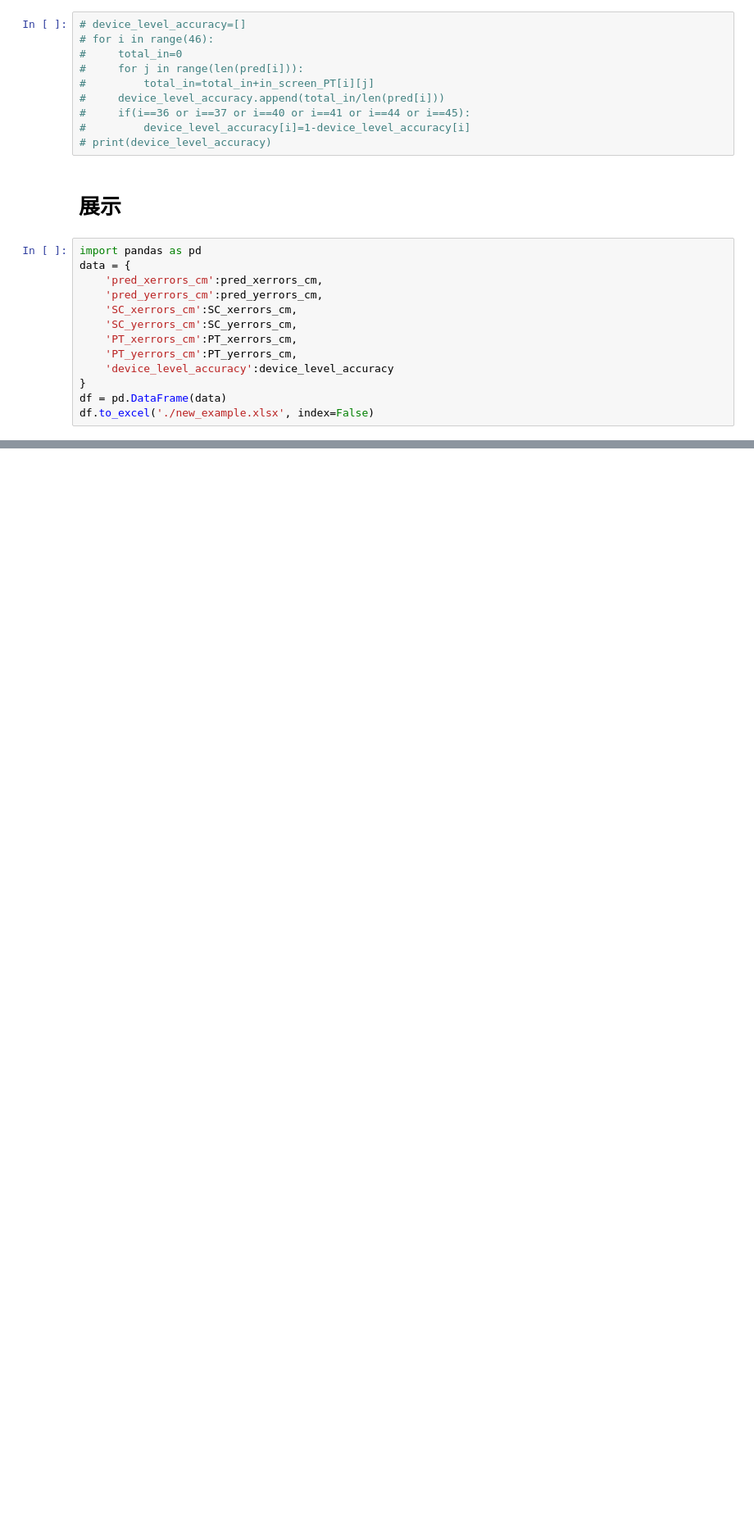
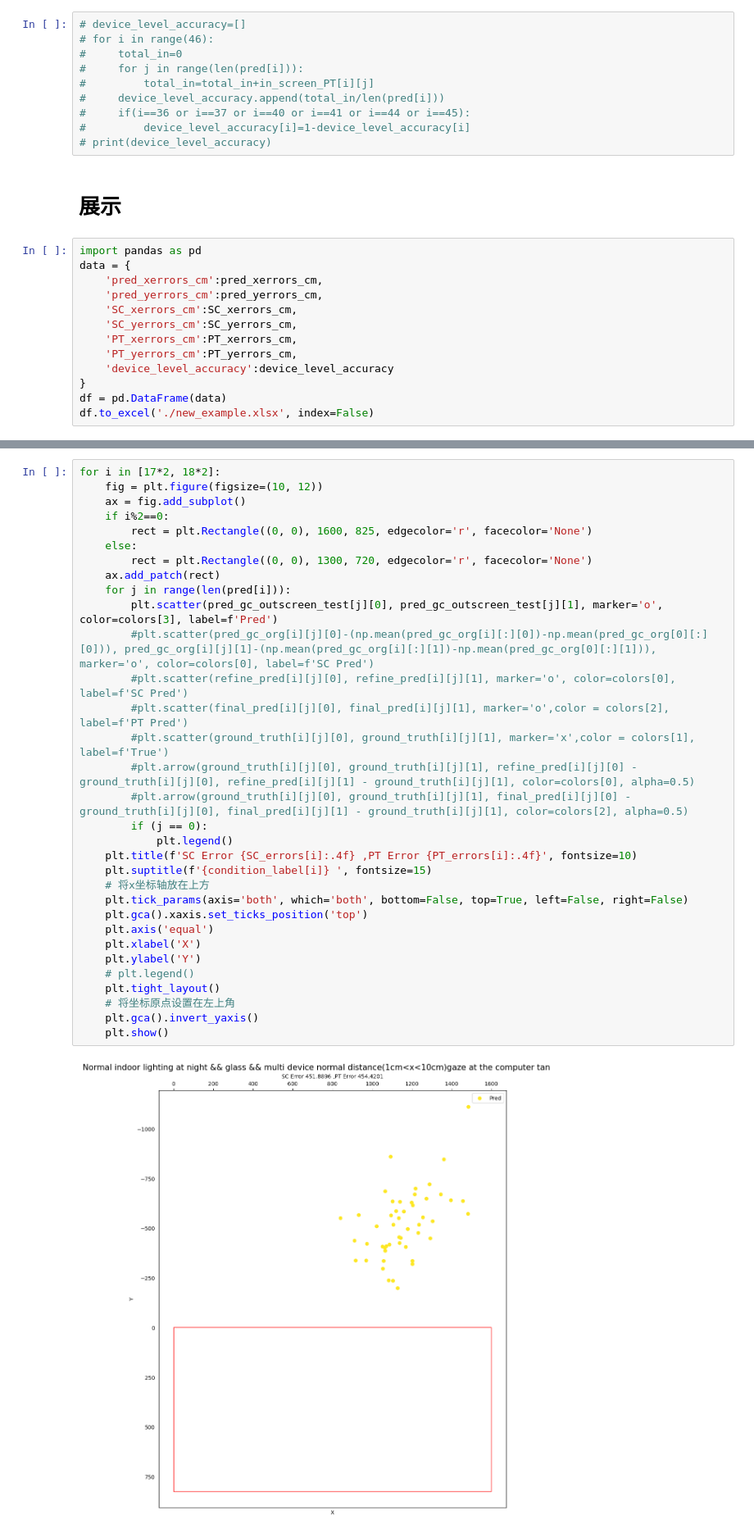
Before and after one commit to OYTubo/GazeNormalization, a Jupyter notebook: analyze_lin.ipynb, the cells around one changed output, grey strips where cells are left out. Shown: that part at 82% size. Cells and saved outputs as stored; diff of their text form; blank space fills up the shorter version.

```diff
--- a/analyze_lin.ipynb
+++ b/analyze_lin.ipynb
@@ -589,0 +759,34 @@ df.to_excel('./new_example.xlsx', index=False)
+# %%
+for i in [17*2, 18*2]:
+    fig = plt.figure(figsize=(10, 12))
+    ax = fig.add_subplot()
+    if i%2==0:
+        rect = plt.Rectangle((0, 0), 1600, 825, edgecolor='r', facecolor='None')
+    else:
+        rect = plt.Rectangle((0, 0), 1300, 720, edgecolor='r', facecolor='None')
+    ax.add_patch(rect)
+    for j in range(len(pred[i])):
+        plt.scatter(pred_gc_outscreen_test[j][0], pred_gc_outscreen_test[j][1], marker='o', color=colors[3], label=f'Pred')
+        #plt.scatter(pred_gc_org[i][j][0]-(np.mean(pred_gc_org[i][:][0])-np.mean(pred_gc_org[0][:][0])), pred_gc_org[i][j][1]-(np.mean(pred_gc_org[i][:][1])-np.mean(pred_gc_org[0][:][1])), marker='o', color=colors[0], label=f'SC Pred')
+        #plt.scatter(refine_pred[i][j][0], refine_pred[i][j][1], marker='o', color=colors[0], label=f'SC Pred')
+        #plt.scatter(final_pred[i][j][0], final_pred[i][j][1], marker='o',color = colors[2], label=f'PT Pred')
+        #plt.scatter(ground_truth[i][j][0], ground_truth[i][j][1], marker='x',color = colors[1], label=f'True')
+        #plt.arrow(ground_truth[i][j][0], ground_truth[i][j][1], refine_pred[i][j][0] - ground_truth[i][j][0], refine_pred[i][j][1] - ground_truth[i][j][1], color=colors[0], alpha=0.5)
+        #plt.arrow(ground_truth[i][j][0], ground_truth[i][j][1], final_pred[i][j][0] - ground_truth[i][j][0], final_pred[i][j][1] - ground_truth[i][j][1], color=colors[2], alpha=0.5)
+        if (j == 0):
+            plt.legend()
+    plt.title(f'SC Error {SC_errors[i]:.4f} ,PT Error {PT_errors[i]:.4f}', fontsize=10)
+    plt.suptitle(f'{condition_label[i]} ', fontsize=15)
+    # 将x坐标轴放在上方
+    plt.tick_params(axis='both', which='both', bottom=False, top=True, left=False, right=False)
+    plt.gca().xaxis.set_ticks_position('top')
+    plt.axis('equal')
+    plt.xlabel('X')
+    plt.ylabel('Y')
+    # plt.legend()
+    plt.tight_layout()
+    # 将坐标原点设置在左上角
+    plt.gca().invert_yaxis()
+    plt.show()
+# %% [output]
+[figure, added]
```
Also changed, not shown: parts of 32 cells of this notebook, 19 other files.
